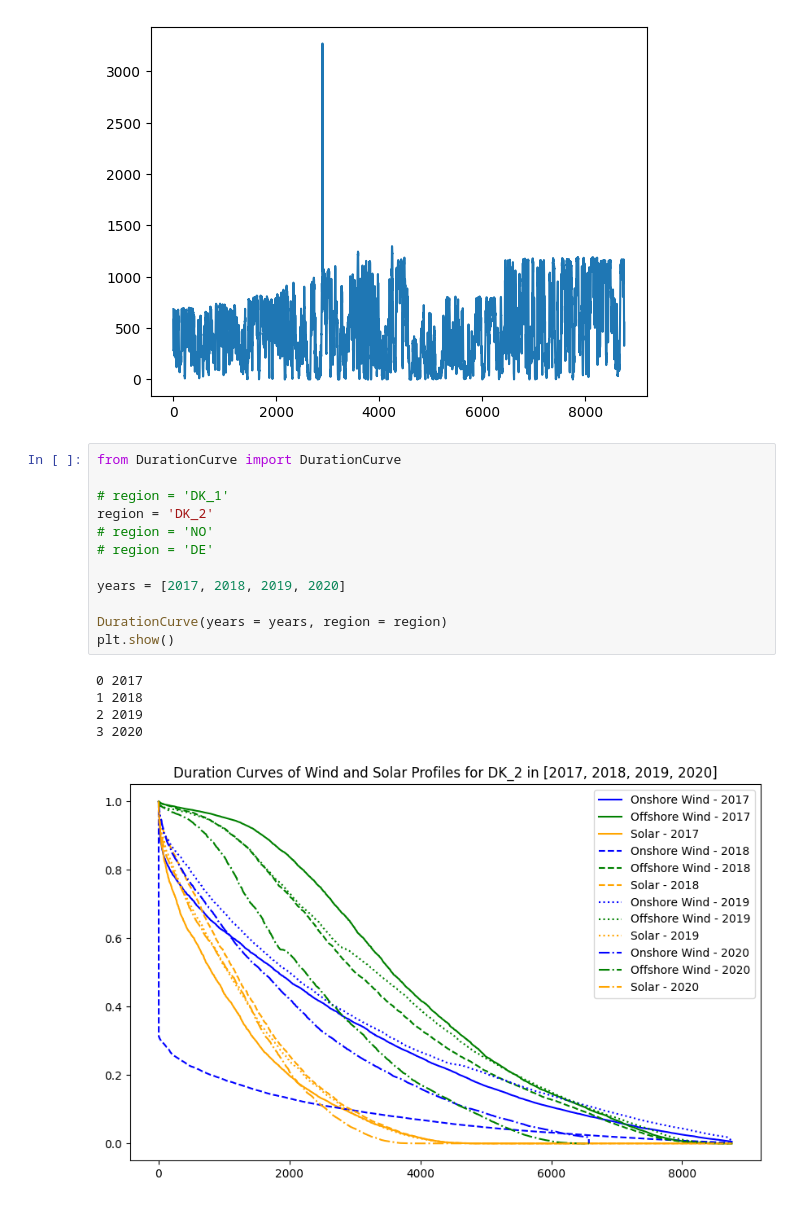
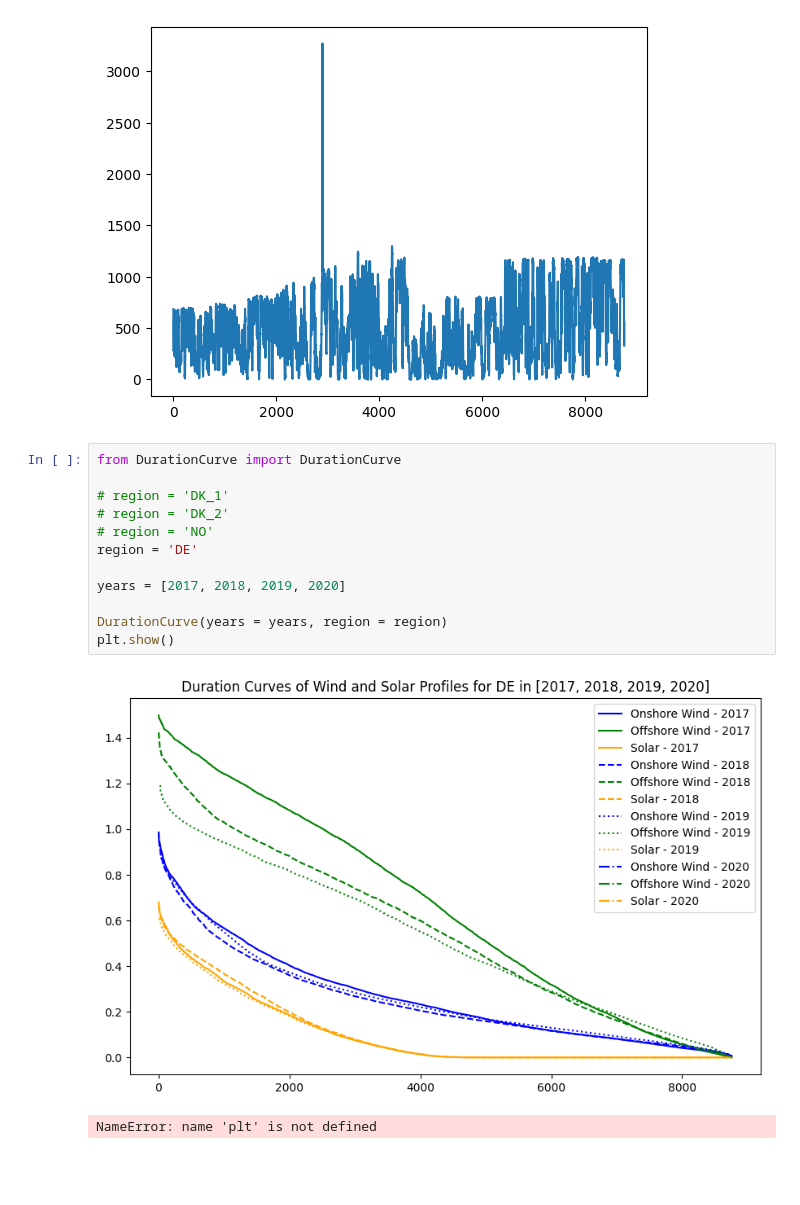
Before and after one commit to jeppebyberg/ieg, a Jupyter notebook: project.ipynb, the cells around one changed output. Saved outputs shown, nothing was run; the diff lists cells and outputs as text; blank space fills up the shorter version.

```diff
--- a/project.ipynb
+++ b/project.ipynb
@@ -124,18 +141,15 @@ plt.show()
 # %%
 from DurationCurve import DurationCurve
 
 # region = 'DK_1'
-region = 'DK_2'
+# region = 'DK_2'
 # region = 'NO'
-# region = 'DE'
+region = 'DE'
 
 years = [2017, 2018, 2019, 2020]
 
 DurationCurve(years = years, region = region)
 plt.show()
 # %% [output]
+[figure, new version]
-0 2017
-1 2018
-2 2019
-3 2020
+NameError: name 'plt' is not defined
-[figure, old version]
```
Also changed, not shown: parts of 1 cell of this notebook, 6 other files.
